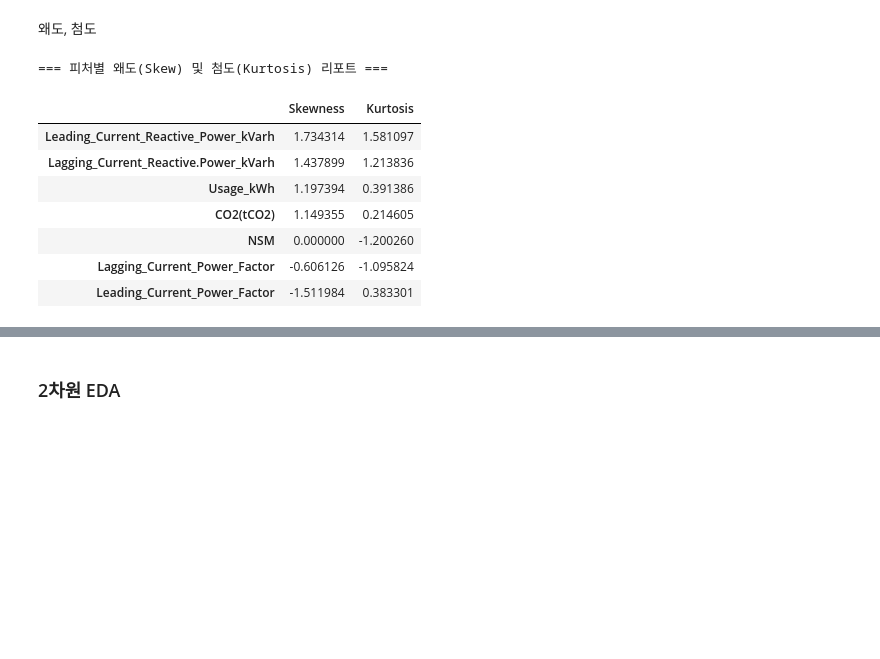
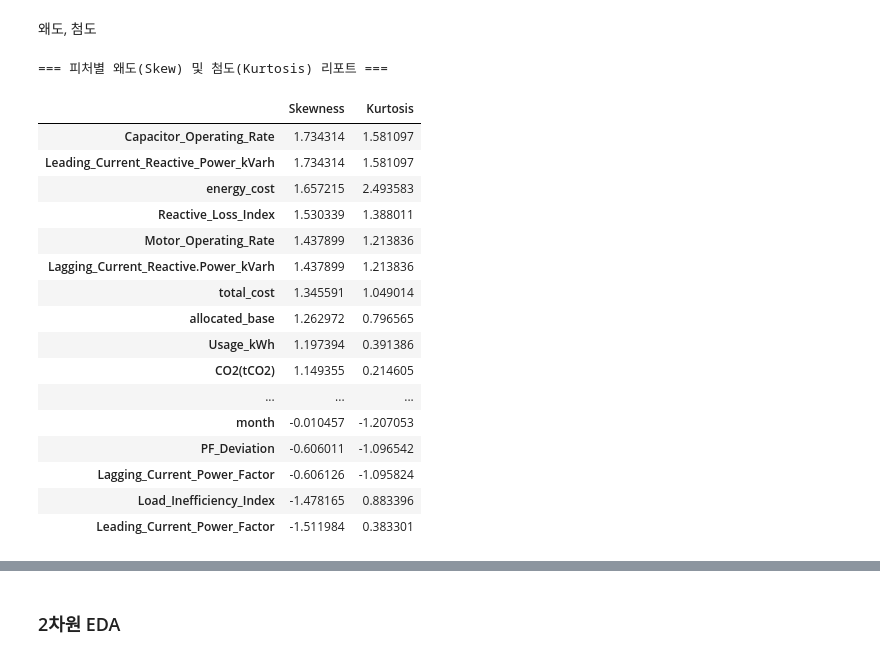
Before and after one commit to Kwonym0814/AIotDataAnalysis, a Jupyter notebook: workspace_python/프로젝트/시각화프로젝트_피쳐 생성.ipynb, the cells around one changed output, grey strips where cells are left out. Saved outputs shown, nothing was run; the diff lists cells and outputs as text; code cells hidden in the pictures; blank space fills up the shorter version.

```diff
--- a/workspace_python/프로젝트/시각화프로젝트_피쳐 생성.ipynb
+++ b/workspace_python/프로젝트/시각화프로젝트_피쳐 생성.ipynb
@@ -462,29 +544,44 @@ Medium_Load    9696      27.671233
 # %% [markdown]
 왜도, 첨도
 # %%
-cols = ['Usage_kWh', 'Lagging_Current_Reactive.Power_kVarh',
+cols = ['date', 'Usage_kWh', 'Lagging_Current_Reactive.Power_kVarh',
        'Leading_Current_Reactive_Power_kVarh', 'CO2(tCO2)',
        'Lagging_Current_Power_Factor', 'Leading_Current_Power_Factor', 'NSM',
-       'WeekStatus', 'Day_of_week', 'Load_Type']
+       'WeekStatus', 'Day_of_week', 'Load_Type', 'month', 'hour', 'season',
+       'weekday_num', 'month_sin', 'month_cos', 'weekday_num_sin',
+       'weekday_num_cos', 'tou', 'unit_price', 'energy_cost', 'env_cost',
+       'fuel_cost','allocated_base', 'total_cost',
+       'Motor_Operating_Rate', 'Capacitor_Operating_Rate',
+       'Net_Reactive_Power', 'Load_Inefficiency_Index', 'Reactive_Loss_Index',
+       'PF_Deviation']
 
 print("=== 피처별 왜도(Skew) 및 첨도(Kurtosis) 리포트 ===")
 
 # df_incoded는 여기서 딱 한 번만 등장합니다.
-raw_data[cols].select_dtypes(include=['number']).pipe(lambda d: pd.DataFrame({
+df_result_2018[cols].select_dtypes(include=['number']).pipe(lambda d: pd.DataFrame({
     'Skewness': d.skew(),
     'Kurtosis': d.kurt()
 })).sort_values(by='Skewness', ascending=False).style.apply(lambda s: [
     'background-color: #ffcccc' if abs(v) > 2 else '' for v in s
 ])
 # %% [output]
 === 피처별 왜도(Skew) 및 첨도(Kurtosis) 리포트 ===
 |  | Skewness | Kurtosis |
+| Capacitor_Operating_Rate | 1.734314 | 1.581097 |
 | Leading_Current_Reactive_Power_kVarh | 1.734314 | 1.581097 |
+| energy_cost | 1.657215 | 2.493583 |
+| Reactive_Loss_Index | 1.530339 | 1.388011 |
+| Motor_Operating_Rate | 1.437899 | 1.213836 |
 | Lagging_Current_Reactive.Power_kVarh | 1.437899 | 1.213836 |
+| total_cost | 1.345591 | 1.049014 |
+| allocated_base | 1.262972 | 0.796565 |
 | Usage_kWh | 1.197394 | 0.391386 |
 | CO2(tCO2) | 1.149355 | 0.214605 |
-| NSM | 0.000000 | -1.200260 |
+| ... | ... | ... |
+| month | -0.010457 | -1.207053 |
+| PF_Deviation | -0.606011 | -1.096542 |
 | Lagging_Current_Power_Factor | -0.606126 | -1.095824 |
+| Load_Inefficiency_Index | -1.478165 | 0.883396 |
 | Leading_Current_Power_Factor | -1.511984 | 0.383301 |
 # %%
 raw_data.iloc[90:100, :]
```
Also changed, not shown: parts of 26 cells of this notebook, 2 other files.
